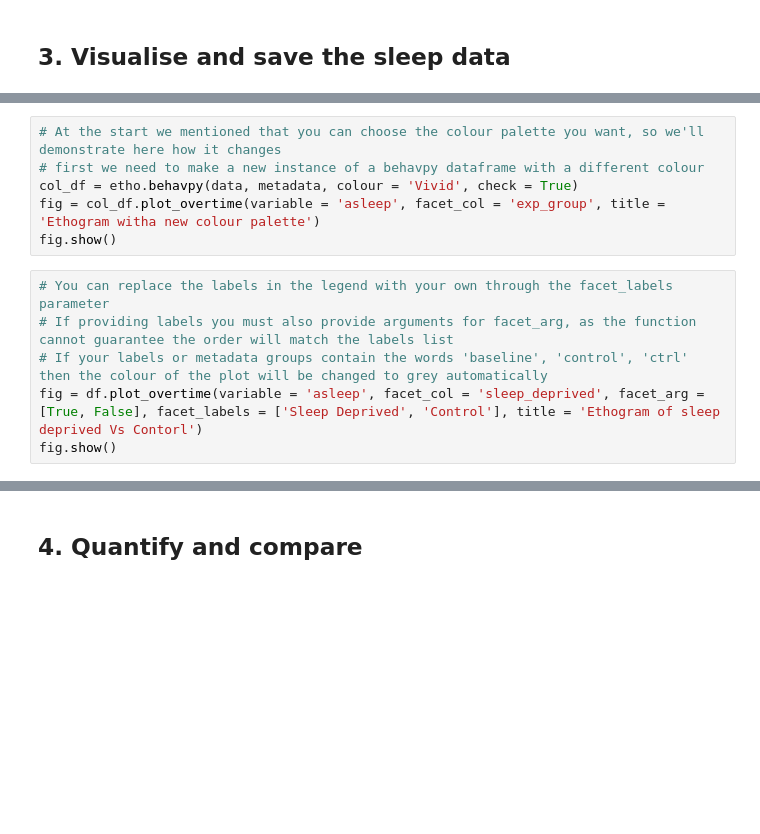
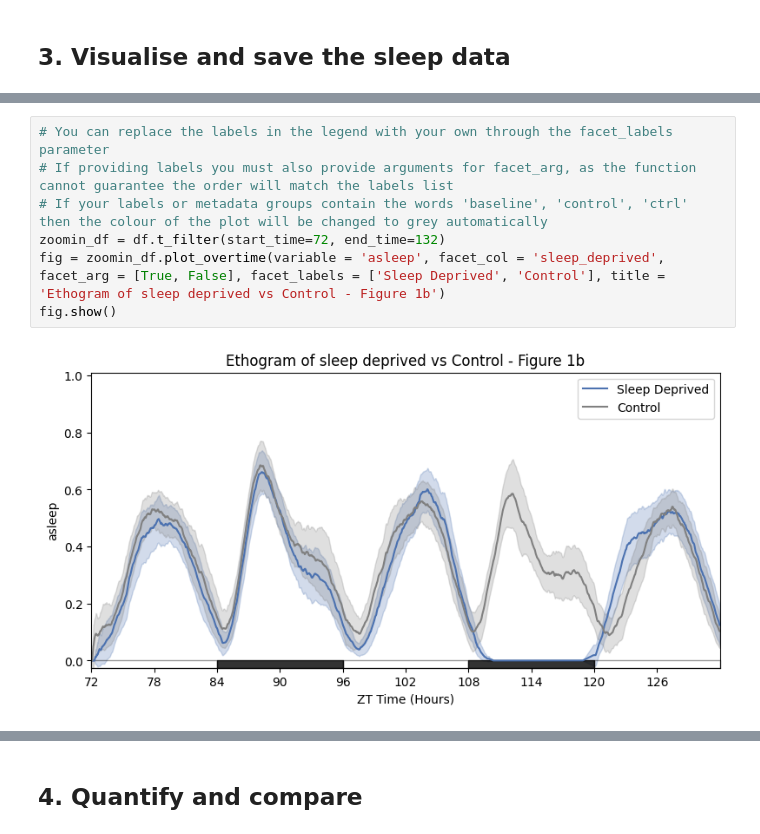
Before and after one commit to gilestrolab/ethoscopy, a Jupyter notebook: tutorial_notebook/1_Overview_tutorial.ipynb, the cells around one changed output, grey strips where cells are left out. Saved outputs shown, nothing was run; the diff lists cells and outputs as text; blank space fills up the shorter version.

```diff
--- a/tutorial_notebook/1_Overview_tutorial.ipynb
+++ b/tutorial_notebook/1_Overview_tutorial.ipynb
@@ -166,13 +221,10 @@ fig.show()
-# %%
-# At the start we mentioned that you can choose the colour palette you want, so we'll demonstrate here how it changes
-# first we need to make a new instance of a behavpy dataframe with a different colour
-col_df = etho.behavpy(data, metadata, colour = 'Vivid', check = True)
-fig = col_df.plot_overtime(variable = 'asleep', facet_col = 'exp_group', title = 'Ethogram witha new colour palette')
-fig.show()
 # %%
 # You can replace the labels in the legend with your own through the facet_labels parameter
 # If providing labels you must also provide arguments for facet_arg, as the function cannot guarantee the order will match the labels list
 # If your labels or metadata groups contain the words 'baseline', 'control', 'ctrl' then the colour of the plot will be changed to grey automatically
-fig = df.plot_overtime(variable = 'asleep', facet_col = 'sleep_deprived', facet_arg = [True, False], facet_labels = ['Sleep Deprived', 'Control'], title = 'Ethogram of sleep deprived Vs Contorl')
+zoomin_df = df.t_filter(start_time=72, end_time=132)
+fig = zoomin_df.plot_overtime(variable = 'asleep', facet_col = 'sleep_deprived', facet_arg = [True, False], facet_labels = ['Sleep Deprived', 'Control'], title = 'Ethogram of sleep deprived vs Control - Figure 1b')
 fig.show()
+# %% [output]
+[figure, added]
 # %%
```
Also changed, not shown: parts of 47 cells of this notebook, 8 other files.
